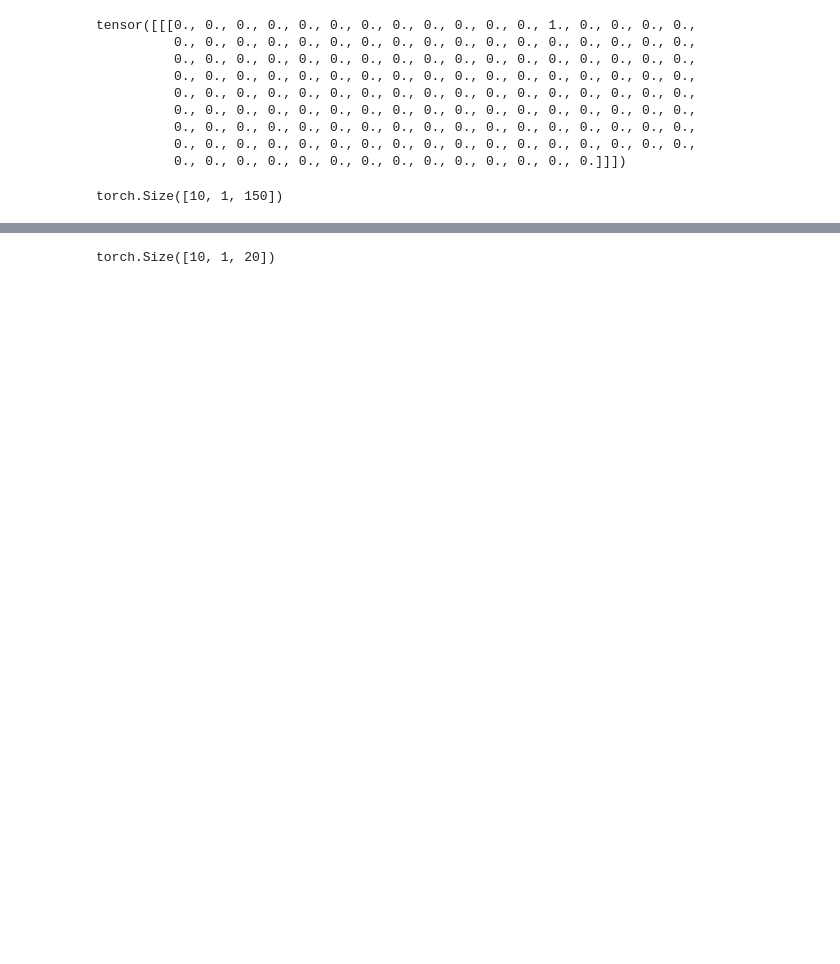
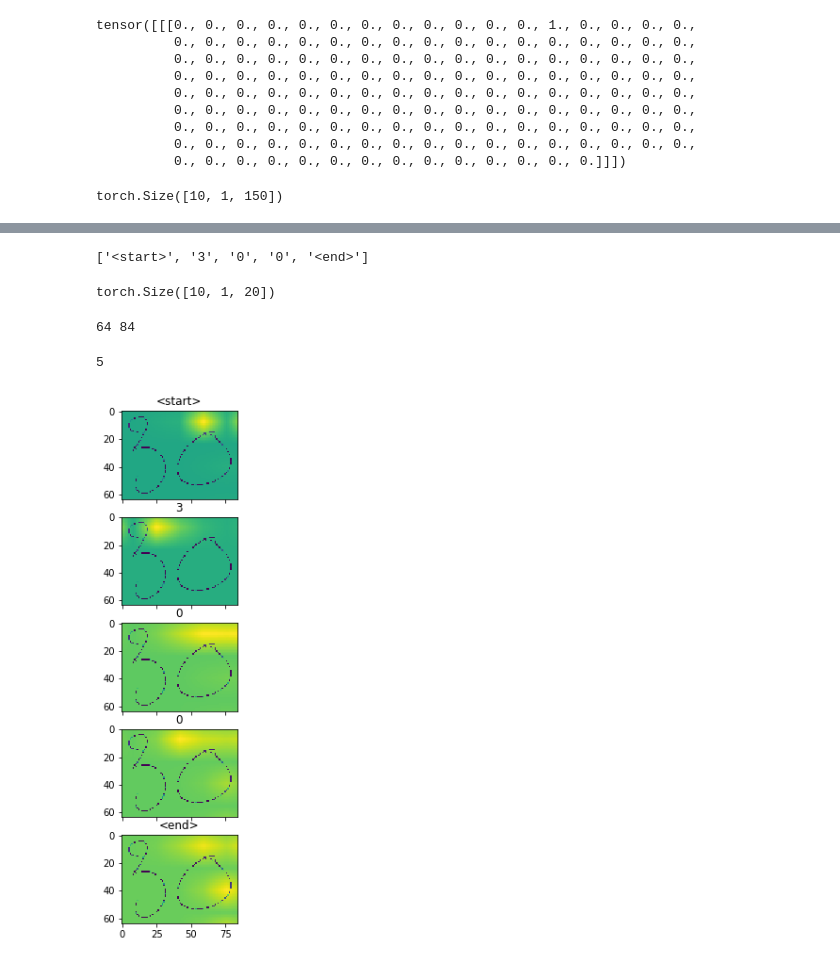
Before and after one commit to VinhLoiIT/vietnamese-htr, a Jupyter notebook: inference.ipynb, the cells around one changed output, grey strips where cells are left out. Drawn from its saved outputs; the diff is of its cells as text; code cells hidden in the pictures; blank space fills up the shorter version.

Commit message:
add attention visualization

```diff
--- a/inference.ipynb
+++ b/inference.ipynb
@@ -104,5 +108,6 @@ torch.Size([10, 1, 150])
 # %%
 _, index = outputs.topk(1, -1)
 # %%
-''.join([int2char[x.item()] for x in index.squeeze()])
+predicts = [int2char[x.item()] for x in index.squeeze()]
+predicts
 # %% [output]
@@ -110,4 +124,36 @@ _, index = outputs.topk(1, -1)
+# %%
+predicts = predicts[:predicts.index(EOS_CHAR) + 1]
+predicts
+# %% [output]
+['<start>', '3', '0', '0', '<end>']
 # %%
 weights.size()
 # %% [output]
 torch.Size([10, 1, 20])
+# %%
+img_rows, img_cols = imgs.size(2), imgs.size(3)
+print(img_rows, img_cols)
+# %% [output]
+64 84
+# %%
+length = len(predicts)
+length
+# %% [output]
+5
+# %%
+fig, axeses = plt.subplots(length, figsize=(10,10), sharex=True, sharey=True)
+for i, axes in enumerate(axeses.ravel()):
+    weight = weights[i].reshape(-1, 1, img_rows // 16, img_cols // 16) # 16 is factor that DenseNet reduce the original image size
+    weight_numpy = weight.numpy().squeeze()
+    weight_image = skimage.transform.resize(weight_numpy, (img_rows, img_cols))
+
+    img = imgs.squeeze().permute(1,2,0).numpy()[:,:,0]
+
+    alpha = 0.5
+    blend = img * alpha + weight_image * (1-alpha)
+
+    axes.title.set_text(predicts[i])
+    axes.imshow(blend)
+plt.plot();
+# %% [output]
+[figure, added]
```
Also changed, not shown: parts of 8 cells of this notebook.
